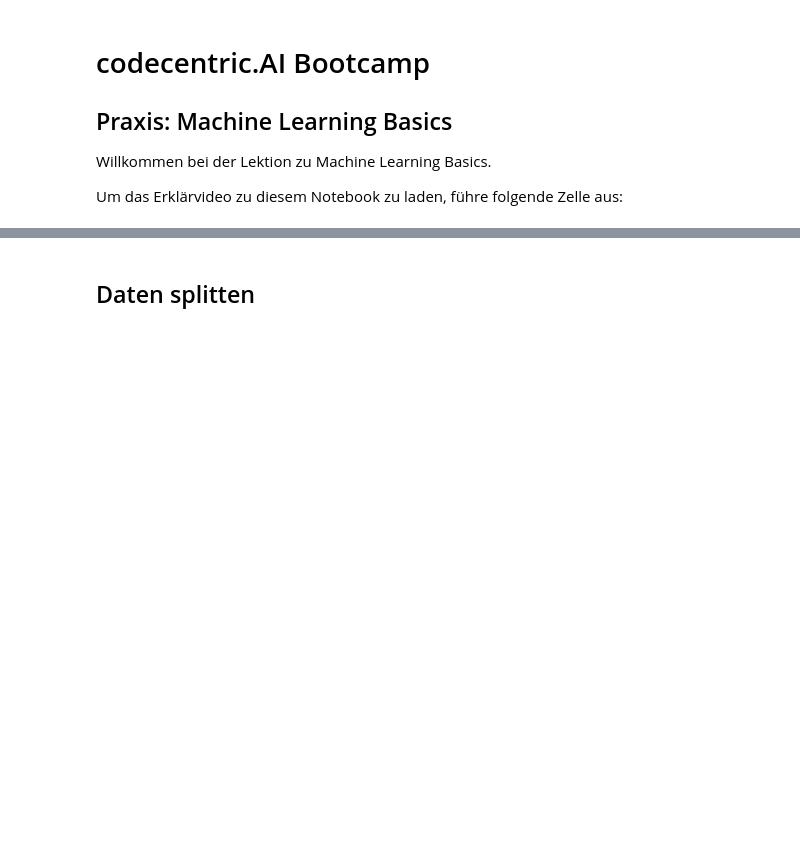
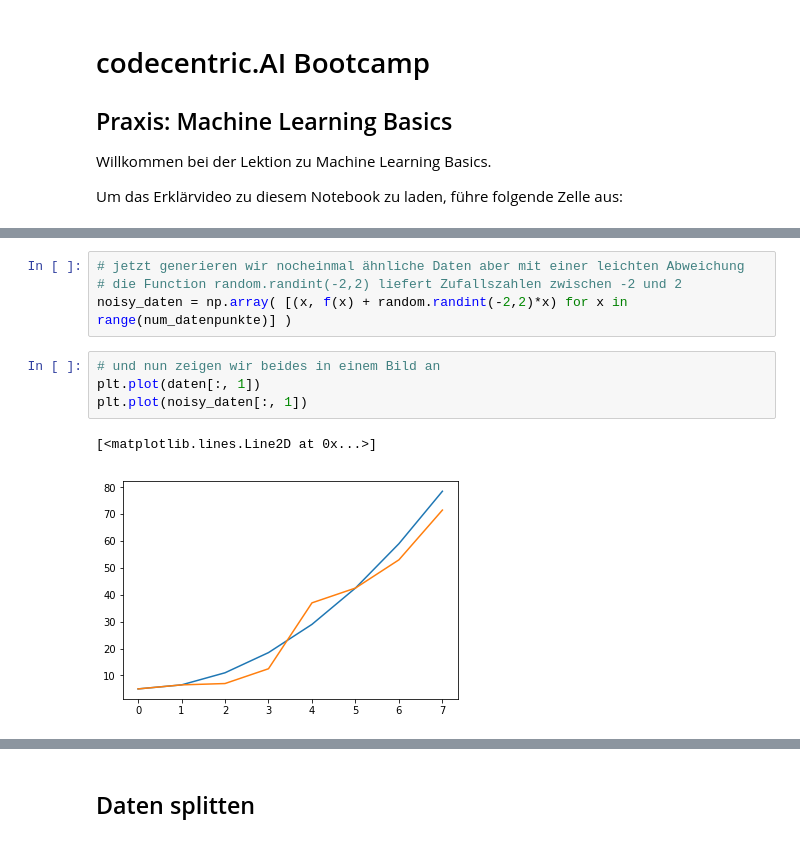
Before and after one commit to codecentric/codecentric.AI-bootcamp, a Jupyter notebook: notebooks/ml_basics/praxis_machine_learning_basics.ipynb, the cells around one changed output, grey strips where cells are left out. Drawn from its saved outputs; the diff is of its cells as text; blank space fills up the shorter version.

```diff
--- a/notebooks/ml_basics/praxis_machine_learning_basics.ipynb
+++ b/notebooks/ml_basics/praxis_machine_learning_basics.ipynb
@@ -26,0 +62,11 @@ DATEN = {}
+# %%
+# jetzt generieren wir nocheinmal ähnliche Daten aber mit einer leichten Abweichung
+# die Function random.randint(-2,2) liefert Zufallszahlen zwischen -2 und 2
+noisy_daten = np.array( [(x, f(x) + random.randint(-2,2)*x) for x in range(num_datenpunkte)] )
+# %%
+# und nun zeigen wir beides in einem Bild an
+plt.plot(daten[:, 1])
+plt.plot(noisy_daten[:, 1])
+# %% [output]
+[<matplotlib.lines.Line2D at 0x...>]
+[figure, added]
```
Also changed, not shown: parts of 23 cells of this notebook.
